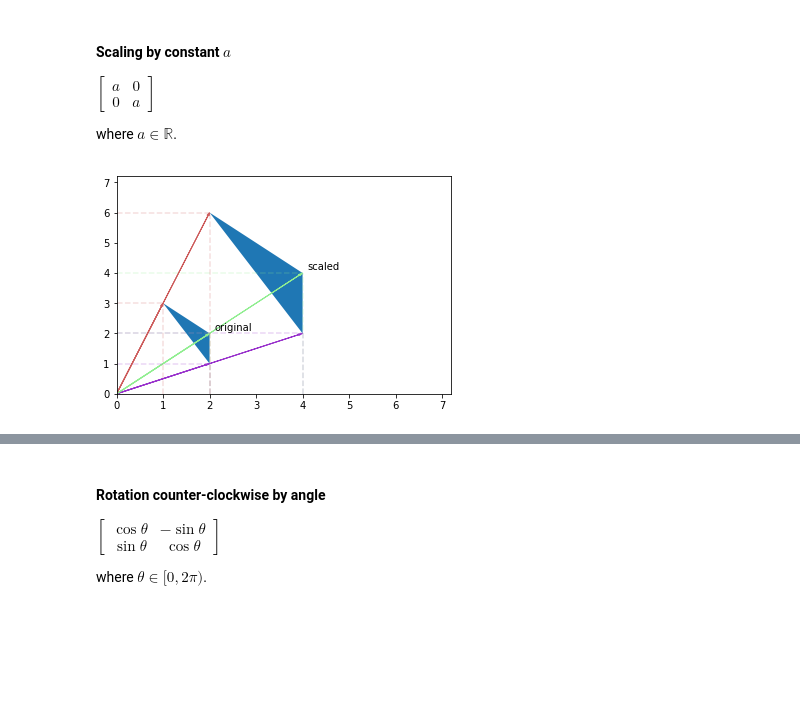
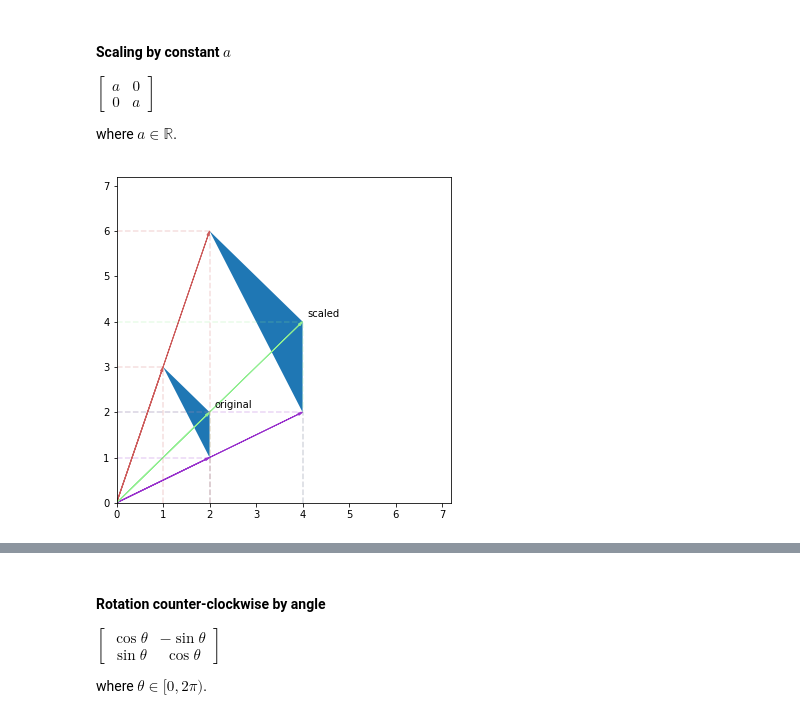
Before and after one commit to koulakis/interactive-math-for-data-science, a Jupyter notebook: linear_algebra.ipynb, the cells around one changed output, grey strips where cells are left out. Cells and saved outputs as stored; diff of their text form; code cells hidden in the pictures; blank space fills up the shorter version.

```diff
--- a/linear_algebra.ipynb
+++ b/linear_algebra.ipynb
@@ -289,21 +290,21 @@ where $a \in \mathbb{R}$.
 # %%
 # a = 2
 a = 2
 
-scaling = np.array([
+scaling_matrix = np.array([
     [a, 0],
     [0, a]
 ])
 
-transformed_vectors = [np.matmul(scaling, vector) for vector in vectors]
+transformed_vectors = [np.matmul(scaling_matrix, vector) for vector in vectors]
 
-
+plt.figure(figsize=(6, 6))
 plot_vectors_and_polygon(vectors, colors)
 plt.annotate('original', xy=vectors[2] + [.1, .1])
 
 plot_vectors_and_polygon(transformed_vectors, colors)
 plt.annotate('scaled', xy=transformed_vectors[2] + [.1, .1])
 
 plt.show()
 # %% [output]
-[figure, old version]
+[figure, new version]
```
Also changed, not shown: parts of 9 cells of this notebook.
